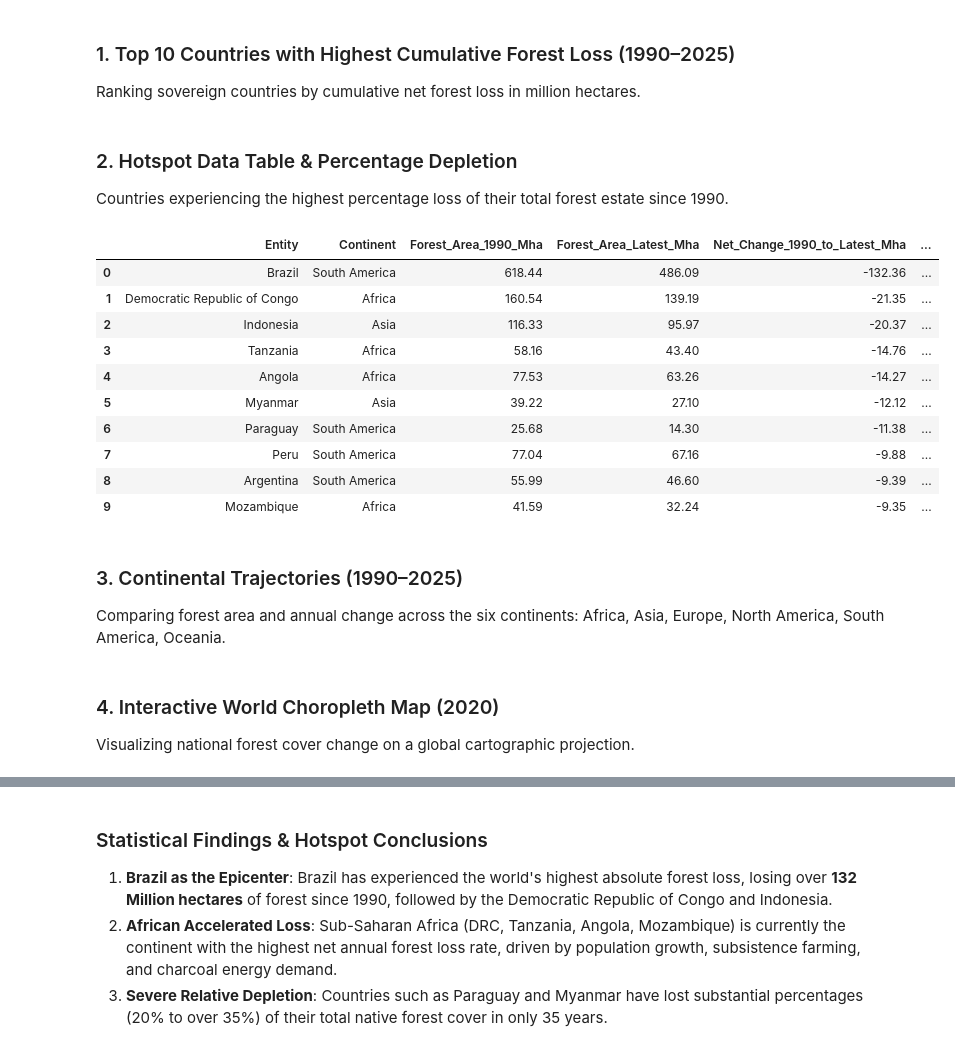
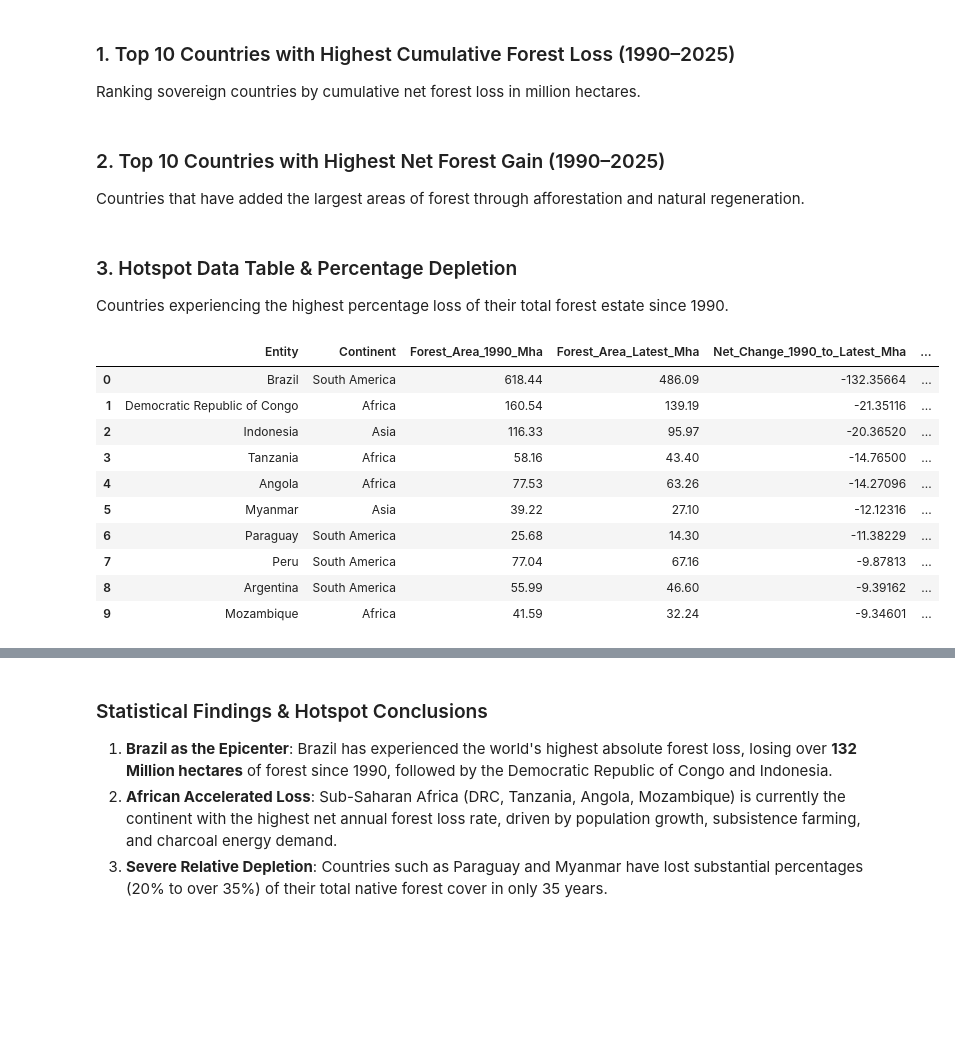
Before and after one commit to lognflow/DV_LAB_5th, a Jupyter notebook: notebooks/05_country_and_regional_hotspots.ipynb, the cells around one changed output, grey strips where cells are left out. Cells and saved outputs as stored; diff of their text form; code cells hidden in the pictures; blank space fills up the shorter version.

```diff
--- a/notebooks/05_country_and_regional_hotspots.ipynb
+++ b/notebooks/05_country_and_regional_hotspots.ipynb
@@ -35,3 +35,6 @@ Ranking sovereign countries by cumulative net forest loss in million hectares.
 # %%
 fig_top_loss = create_top_countries_bar(df_hotspots, top_n=10, ascending=True)
 fig_top_loss.show()
+# %% [markdown]
+### 2. Top 10 Countries with Highest Net Forest Gain (1990–2025)
+Countries that have added the largest areas of forest through afforestation and natural regeneration.
@@ -38,25 +44,22 @@ fig_top_loss.show()
 # %% [markdown]
-### 2. Hotspot Data Table & Percentage Depletion
+### 3. Hotspot Data Table & Percentage Depletion
 Countries experiencing the highest percentage loss of their total forest estate since 1990.
 # %%
 top_loss_table = df_hotspots.sort_values("Net_Change_1990_to_Latest_Mha").head(10)[[
     "ISO3", "Entity", "Continent", "Forest_Area_1990_ha", "Forest_Area_Latest_ha", "Net_Change_1990_to_Latest_Mha", "Pct_Change_Since_1990", "Hotspot_Status"
 ]]
-top_loss_table["Forest_Area_1990_Mha"] = top_loss_table["Forest_Area_1990_ha"] / 1e6
-top_loss_table["Forest_Area_Latest_Mha"] = top_loss_table["Forest_Area_Latest_ha"] / 1e6
-top_loss_table[["Entity", "Continent", "Forest_Area_1990_Mha", "Forest_Area_Latest_Mha", "Net_Change_1990_to_Latest_Mha", "Pct_Change_Since_1990", "Hotspot_Status"]].round(2)
+top_loss_table["Forest_Area_1990_Mha"] = (top_loss_table["Forest_Area_1990_ha"] / 1e6).round(2)
+top_loss_table["Forest_Area_Latest_Mha"] = (top_loss_table["Forest_Area_Latest_ha"] / 1e6).round(2)
+top_loss_table[["Entity", "Continent", "Forest_Area_1990_Mha", "Forest_Area_Latest_Mha", "Net_Change_1990_to_Latest_Mha", "Pct_Change_Since_1990", "Hotspot_Status"]]
 # %% [output]
 |  | Entity | Continent | Forest_Area_1990_Mha | Forest_Area_Latest_Mha | Net_Change_1990_to_Latest_Mha | ... |
-| 0 | Brazil | South America | 618.44 | 486.09 | -132.36 | ... |
-| 1 | Democratic Republic of Congo | Africa | 160.54 | 139.19 | -21.35 | ... |
-| 2 | Indonesia | Asia | 116.33 | 95.97 | -20.37 | ... |
-| 3 | Tanzania | Africa | 58.16 | 43.40 | -14.76 | ... |
-| 4 | Angola | Africa | 77.53 | 63.26 | -14.27 | ... |
-| 5 | Myanmar | Asia | 39.22 | 27.10 | -12.12 | ... |
-| 6 | Paraguay | South America | 25.68 | 14.30 | -11.38 | ... |
-| 7 | Peru | South America | 77.04 | 67.16 | -9.88 | ... |
-| 8 | Argentina | South America | 55.99 | 46.60 | -9.39 | ... |
-| 9 | Mozambique | Africa | 41.59 | 32.24 | -9.35 | ... |
+| 0 | Brazil | South America | 618.44 | 486.09 | -132.35664 | ... |
+| 1 | Democratic Republic of Congo | Africa | 160.54 | 139.19 | -21.35116 | ... |
+| 2 | Indonesia | Asia | 116.33 | 95.97 | -20.36520 | ... |
+| 3 | Tanzania | Africa | 58.16 | 43.40 | -14.76500 | ... |
+| 4 | Angola | Africa | 77.53 | 63.26 | -14.27096 | ... |
+| 5 | Myanmar | Asia | 39.22 | 27.10 | -12.12316 | ... |
+| 6 | Paraguay | South America | 25.68 | 14.30 | -11.38229 | ... |
+| 7 | Peru | South America | 77.04 | 67.16 | -9.87813 | ... |
+| 8 | Argentina | South America | 55.99 | 46.60 | -9.39162 | ... |
+| 9 | Mozambique | Africa | 41.59 | 32.24 | -9.34601 | ... |
-# %% [markdown]
-### 3. Continental Trajectories (1990–2025)
-Comparing forest area and annual change across the six continents: Africa, Asia, Europe, North America, South America, Oceania.
@@ -69,3 +65,0 @@ fig_reg_change.show()
-# %% [markdown]
-### 4. Interactive World Choropleth Map (2020)
-Visualizing national forest cover change on a global cartographic projection.
```
Also changed, not shown: parts of 8 cells of this notebook, 15 other files.
